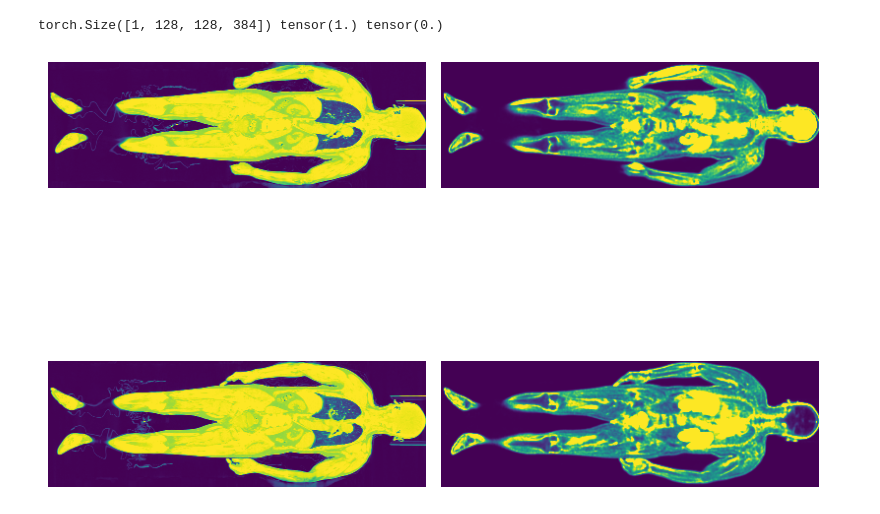
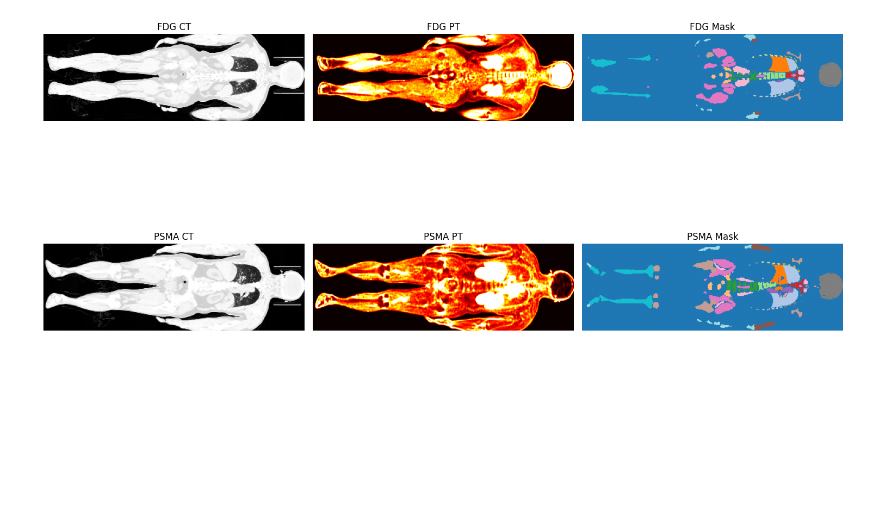
Before and after one commit to XiangcenWu/psma_gen, a Jupyter notebook: data_process/read_h5.ipynb, the cells around one changed output. Drawn from its saved outputs; the diff is of its cells as text; code cells hidden in the pictures; blank space fills up the shorter version.

```diff
--- a/data_process/read_h5.ipynb
+++ b/data_process/read_h5.ipynb
@@ -33,44 +33,43 @@ def load_h5(file_name: str):
     )
 
 
-file = '/data/xiangcen/pet_gen/processed/batch1_h5/patient_0000.h5'
+file = '/data/xiangcen/pet_gen/processed/batch1_h5/patient_0008.h5'
 
 
 fdg_ct, fdg_pt, fdg_mask, psma_ct, psma_pt, psma_mask = load_h5(file)
 
 
 fig, axes = plt.subplots(2, 3, figsize=(15, 10))
 
 
 slice_idx = 80
 
 
 # FDG
-axes[0, 0].imshow(fdg_ct[0, idx, :, :], cmap='gray')
+axes[0, 0].imshow(fdg_ct[0, slice_idx, :, :], cmap='gray')
 axes[0, 0].set_title('FDG CT')
 
-axes[0, 1].imshow(fdg_pt[0, idx, :, :], cmap='hot')
+axes[0, 1].imshow(fdg_pt[0, slice_idx, :, :], cmap='hot')
 axes[0, 1].set_title('FDG PT')
 
-axes[0, 2].imshow(fdg_mask[0, idx, :, :], cmap='tab20')
+axes[0, 2].imshow(fdg_mask[0, slice_idx, :, :], cmap='tab20')
 axes[0, 2].set_title('FDG Mask')
 
 # PSMA
-axes[1, 0].imshow(psma_ct[0, idx, :, :], cmap='gray')
+axes[1, 0].imshow(psma_ct[0, slice_idx, :, :], cmap='gray')
 axes[1, 0].set_title('PSMA CT')
 
-axes[1, 1].imshow(psma_pt[0, idx, :, :], cmap='hot')
+axes[1, 1].imshow(psma_pt[0, slice_idx, :, :], cmap='hot')
 axes[1, 1].set_title('PSMA PT')
 
-axes[1, 2].imshow(psma_mask[0, idx, :, :], cmap='tab20')
+axes[1, 2].imshow(psma_mask[0, slice_idx, :, :], cmap='tab20')
 axes[1, 2].set_title('PSMA Mask')
 
 # remove axes
 for ax in axes.flatten():
     ax.axis('off')
 
 plt.tight_layout()
 plt.show()
 # %% [output]
-torch.Size([1, 128, 128, 384]) tensor(1.) tensor(0.)
-[figure, old version]
+[figure, new version]
```
